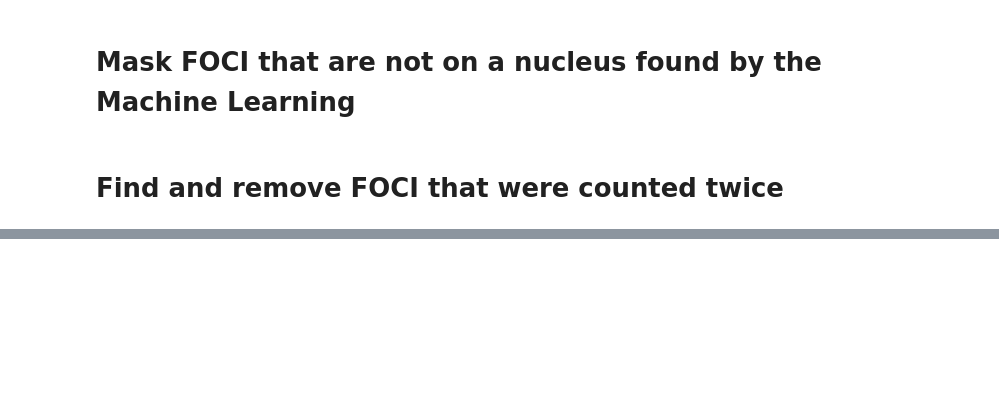
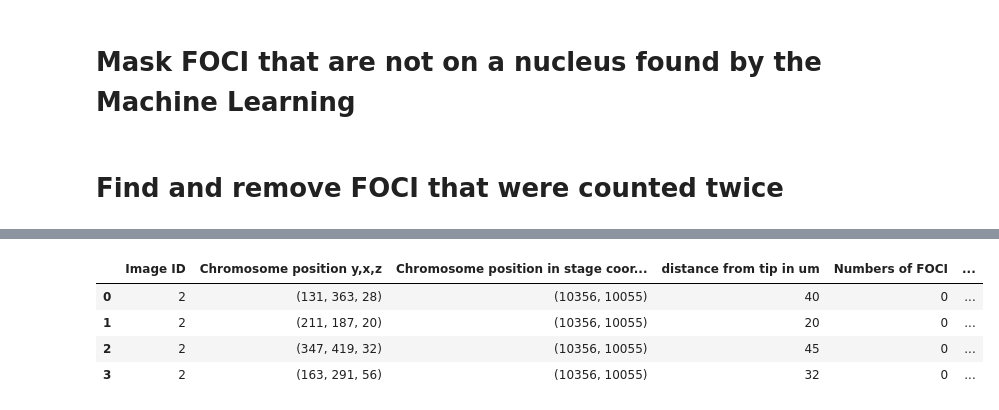
Before and after one commit to bioimage-analysis/Chloe_Chromosome_detection, a Jupyter notebook: notebook/analysis_data_Chloe.ipynb, the cells around one changed output, grey strips where cells are left out. Saved outputs shown, nothing was run; the diff lists cells and outputs as text; code cells hidden in the pictures; blank space fills up the shorter version.

```diff
--- a/notebook/analysis_data_Chloe.ipynb
+++ b/notebook/analysis_data_Chloe.ipynb
@@ -162,5 +165,13 @@ visualization.plot_result(img, res, bbox_ML,\
 # %%
 dist_tip = img_analysis.distance_to_tip(bbox_ML, skelete, meta)
+# %%
+df
+# %% [output]
+|  | Image ID | Chromosome position y,x,z | Chromosome position in stage coor... | distance from tip in um | Numbers of FOCI | ... |
+| 0 | 2 | (131, 363, 28) | (10356, 10055) | 40 | 0 | ... |
+| 1 | 2 | (211, 187, 20) | (10356, 10055) | 20 | 0 | ... |
+| 2 | 2 | (347, 419, 32) | (10356, 10055) | 45 | 0 | ... |
+| 3 | 2 | (163, 291, 56) | (10356, 10055) | 32 | 0 | ... |
 # %%
 df = img_analysis.final_table(meta, bbox_ML,  \
                          dist_tip, cts, num, \
```
Also changed, not shown: parts of 9 cells of this notebook, 4 other files.
